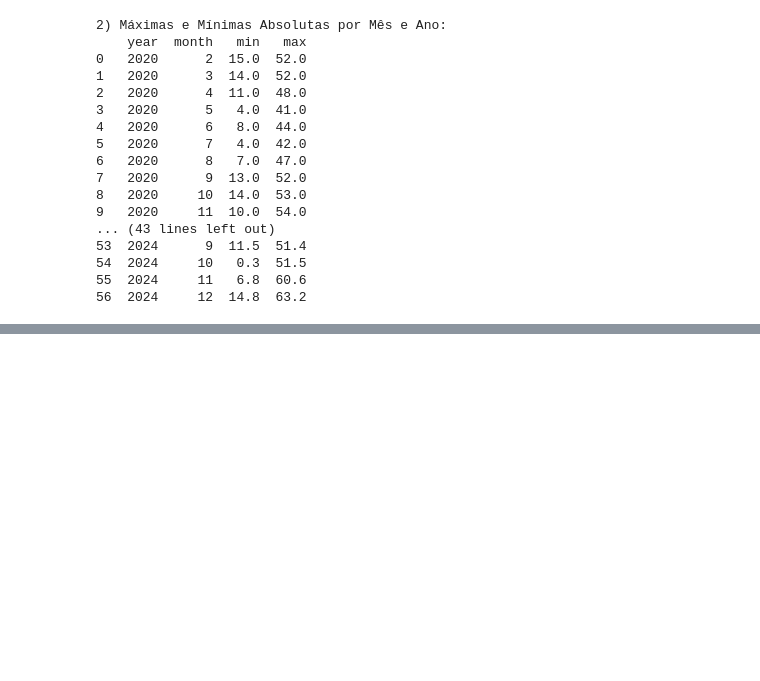
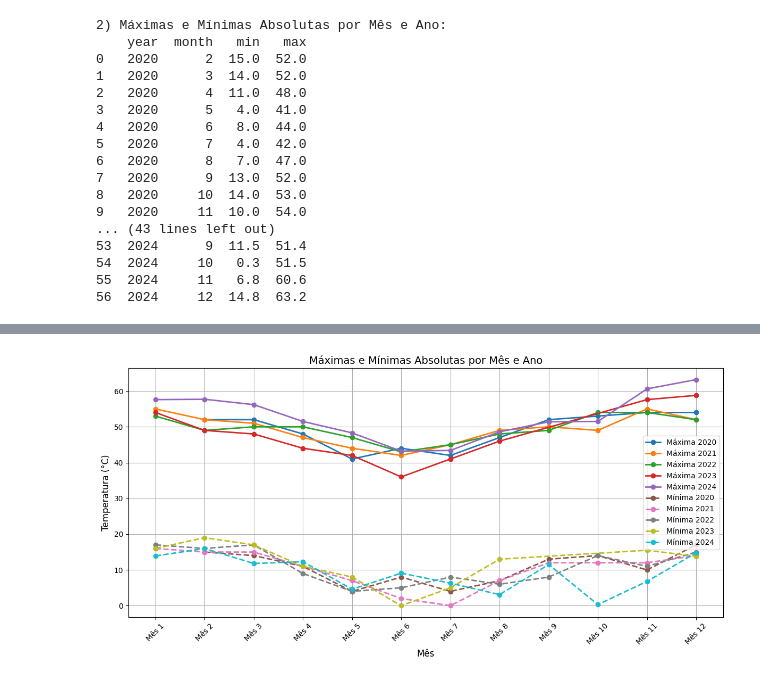
Before and after one commit to CristianoDataScientistRumo/ZAR-Araraquara-termometro, a Jupyter notebook: ZAR_Araraquara/analise_dados_araraquara.ipynb, the cells around one changed output, grey strips where cells are left out. Saved outputs shown, nothing was run; the diff lists cells and outputs as text; code cells hidden in the pictures; blank space fills up the shorter version.

```diff
--- a/ZAR_Araraquara/analise_dados_araraquara.ipynb
+++ b/ZAR_Araraquara/analise_dados_araraquara.ipynb
@@ -316,0 +376,24 @@ print(monthly_stats)
+# %%
+monthly_stats = pd.DataFrame(monthly_stats)
+
+plt.figure(figsize=(12, 6))
+
+for year in monthly_stats['year'].unique():
+    subset = monthly_stats[monthly_stats['year'] == year]
+    plt.plot(subset['month'], subset['max'], label=f'Máxima {year}', marker='o', linestyle='-', linewidth=2)
+
+for year in monthly_stats['year'].unique():
+    subset = monthly_stats[monthly_stats['year'] == year]
+    plt.plot(subset['month'], subset['min'], label=f'Mínima {year}', marker='o', linestyle='--', linewidth=2)
+
+plt.title('Máximas e Mínimas Absolutas por Mês e Ano', fontsize=14)
+plt.xlabel('Mês', fontsize=12)
+plt.ylabel('Temperatura (°C)', fontsize=12)
+plt.xticks(monthly_stats['month'].unique(), labels=[f'Mês {i}' for i in monthly_stats['month'].unique()], rotation=45)
+plt.grid(True)
+plt.legend()
+
+plt.tight_layout()
+plt.show()
+# %% [output]
+[figure, added]
```
Also changed, not shown: parts of 12 cells of this notebook, 1 other file.
